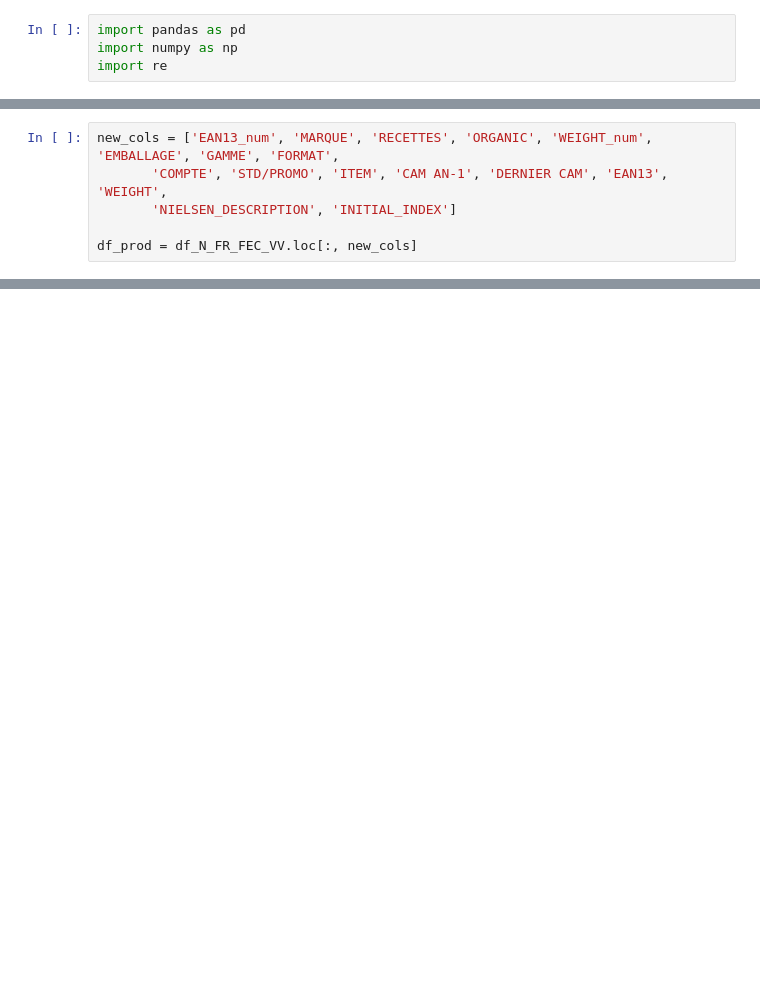
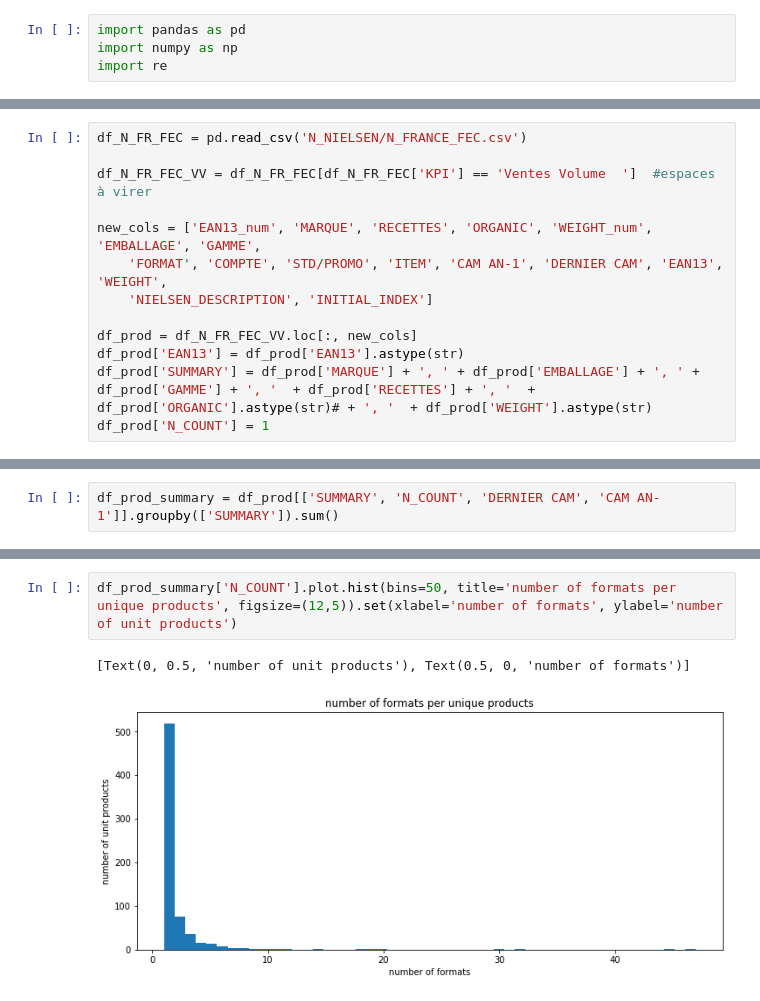
Before and after one commit to alex-toy/italians_do_it_better, a Jupyter notebook: Fusion_N_O.ipynb, the cells around one changed output, grey strips where cells are left out. Saved outputs shown, nothing was run; the diff lists cells and outputs as text; blank space fills up the shorter version.

```diff
--- a/Fusion_N_O.ipynb
+++ b/Fusion_N_O.ipynb
@@ -13,6 +13,13 @@ df_N_FR_FEC_VV = df_N_FR_FEC[df_N_FR_FEC['KPI'] == 'Ventes Volume  ']  #espaces
 # %%
-new_cols = ['EAN13_num', 'MARQUE', 'RECETTES', 'ORGANIC', 'WEIGHT_num', 'EMBALLAGE', 'GAMME', 'FORMAT',
-       'COMPTE', 'STD/PROMO', 'ITEM', 'CAM AN-1', 'DERNIER CAM', 'EAN13', 'WEIGHT',
-       'NIELSEN_DESCRIPTION', 'INITIAL_INDEX']
+df_N_FR_FEC = pd.read_csv('N_NIELSEN/N_FRANCE_FEC.csv')
+
+df_N_FR_FEC_VV = df_N_FR_FEC[df_N_FR_FEC['KPI'] == 'Ventes Volume  ']  #espaces à virer
+
+new_cols = ['EAN13_num', 'MARQUE', 'RECETTES', 'ORGANIC', 'WEIGHT_num', 'EMBALLAGE', 'GAMME',
+    'FORMAT', 'COMPTE', 'STD/PROMO', 'ITEM', 'CAM AN-1', 'DERNIER CAM', 'EAN13', 'WEIGHT',
+    'NIELSEN_DESCRIPTION', 'INITIAL_INDEX']
 
 df_prod = df_N_FR_FEC_VV.loc[:, new_cols]
+df_prod['EAN13'] = df_prod['EAN13'].astype(str)
+df_prod['SUMMARY'] = df_prod['MARQUE'] + ', ' + df_prod['EMBALLAGE'] + ', ' + df_prod['GAMME'] + ', '  + df_prod['RECETTES'] + ', '  + df_prod['ORGANIC'].astype(str)# + ', '  + df_prod['WEIGHT'].astype(str)
+df_prod['N_COUNT'] = 1
@@ -18,0 +34,2 @@ df_prod = df_N_FR_FEC_VV.loc[:, new_cols]
+# %%
+df_prod_summary = df_prod[['SUMMARY', 'N_COUNT', 'DERNIER CAM', 'CAM AN-1']].groupby(['SUMMARY']).sum()
@@ -18,0 +61,5 @@ df_prod = df_N_FR_FEC_VV.loc[:, new_cols]
+# %%
+df_prod_summary['N_COUNT'].plot.hist(bins=50, title='number of formats per unique products', figsize=(12,5)).set(xlabel='number of formats', ylabel='number of unit products')
+# %% [output]
+[Text(0, 0.5, 'number of unit products'), Text(0.5, 0, 'number of formats')]
+[figure, added]
```
Also changed, not shown: parts of 22 cells of this notebook, 1 other file.
